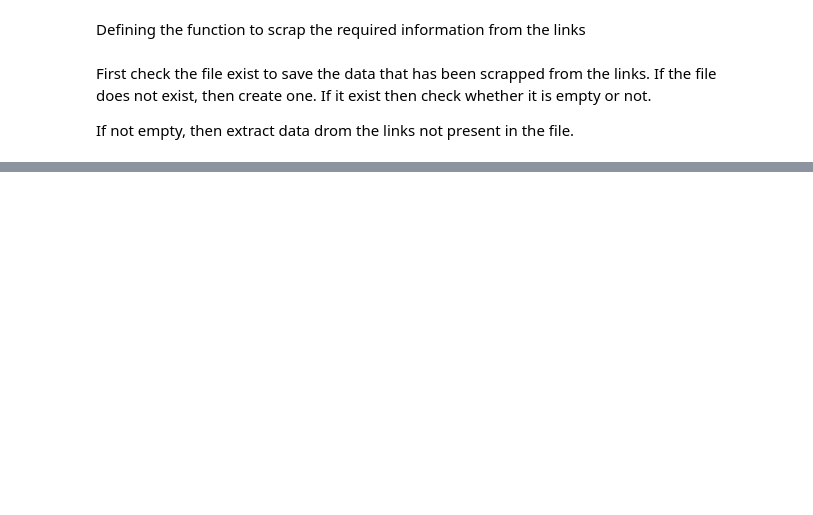
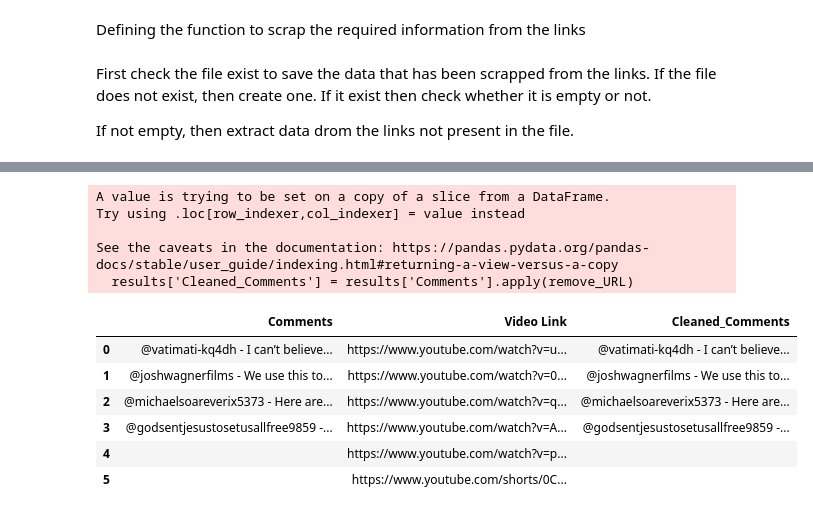
Before and after one commit to Ayush-mishra-0-0/SCRAPPING-YOUTUBE, a Jupyter notebook: Comments_section.ipynb, the cells around one changed output, grey strips where cells are left out. Saved outputs shown, nothing was run; the diff lists cells and outputs as text; code cells hidden in the pictures; blank space fills up the shorter version.

Commit message:
cleaned the data

```diff
--- a/Comments_section.ipynb
+++ b/Comments_section.ipynb
@@ -150,0 +199,21 @@ for i in range(len(df)):
+# %%
+#Removing URLs
+import re
+def remove_URL(text):
+    return re.sub(r"https?://\S+|www\.\S+", "", text)
+
+results['Cleaned_Comments'] = results['Comments'].apply(remove_URL)
+results
+# %% [output]
+A value is trying to be set on a copy of a slice from a DataFrame.
+Try using .loc[row_indexer,col_indexer] = value instead
+
+See the caveats in the documentation: https://pandas.pydata.org/pandas-docs/stable/user_guide/indexing.html#returning-a-view-versus-a-copy
+  results['Cleaned_Comments'] = results['Comments'].apply(remove_URL)
+|  | Comments | Video Link | Cleaned_Comments |
+| 0 | @vatimati-kq4dh - I can’t believe... | https://www.youtube.com/watch?v=u... | @vatimati-kq4dh - I can’t believe... |
+| 1 | @joshwagnerfilms - We use this to... | https://www.youtube.com/watch?v=0... | @joshwagnerfilms - We use this to... |
+| 2 | @michaelsoareverix5373 - Here are... | https://www.youtube.com/watch?v=q... | @michaelsoareverix5373 - Here are... |
+| 3 | @godsentjesustosetusallfree9859 -... | https://www.youtube.com/watch?v=A... | @godsentjesustosetusallfree9859 -... |
+| 4 |  | https://www.youtube.com/watch?v=p... |  |
+| 5 |  | https://www.youtube.com/shorts/0C... |  |
```
Also changed, not shown: parts of 13 cells of this notebook, 1 other file.
